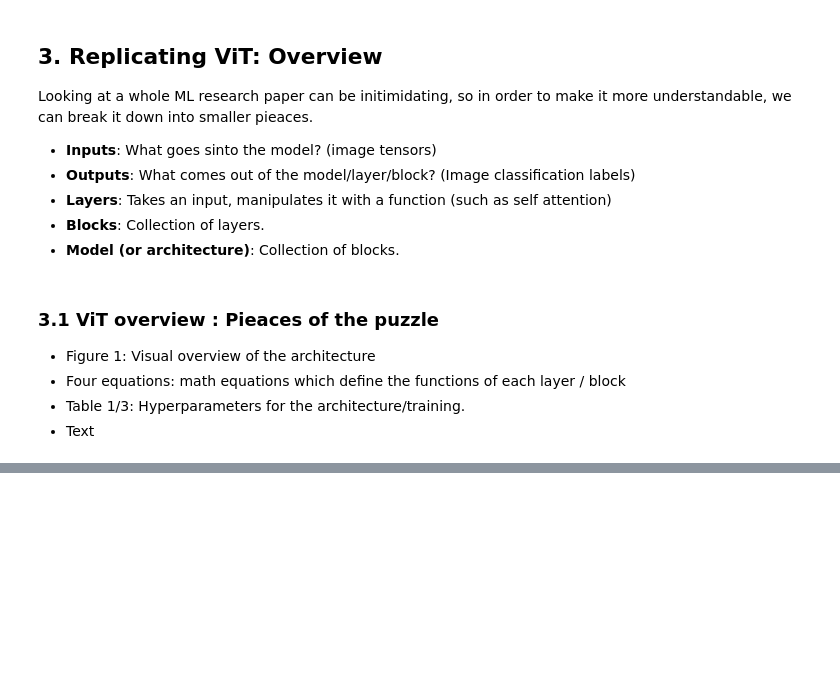
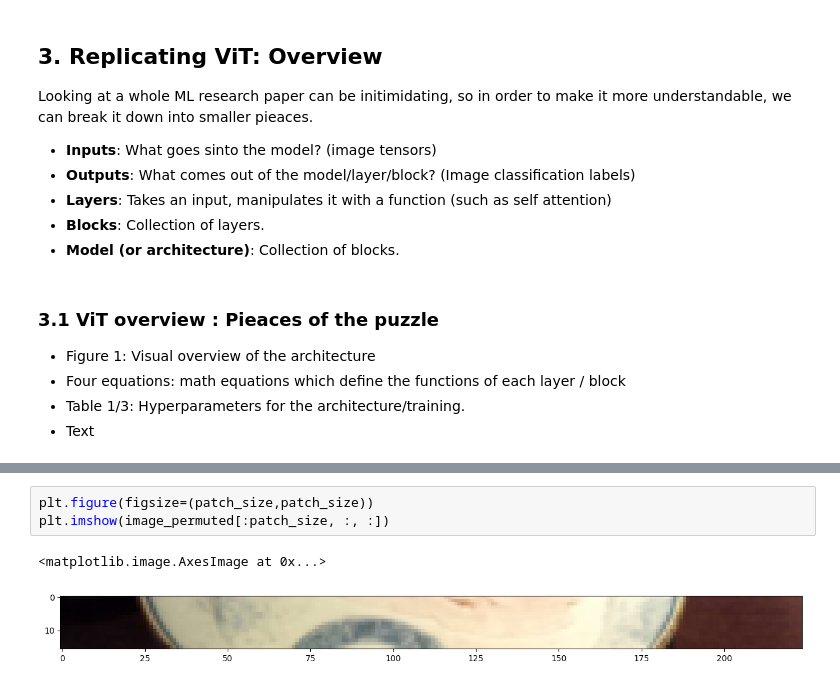
Before and after one commit to Programmer-RD-AI-Archive/PyTorch-ZTM, a Jupyter notebook: 06.ipynb, the cells around one changed output, grey strips where cells are left out. Cells and saved outputs as stored; diff of their text form; blank space fills up the shorter version.

```diff
--- a/06.ipynb
+++ b/06.ipynb
@@ -267,0 +342,6 @@ y = Linear_layer(LN_layer(x_output_MLP_block))
+# %%
+plt.figure(figsize=(patch_size,patch_size))
+plt.imshow(image_permuted[:patch_size, :, :])
+# %% [output]
+<matplotlib.image.AxesImage at 0x...>
+[figure, added]
```
Also changed, not shown: parts of 14 cells of this notebook.
